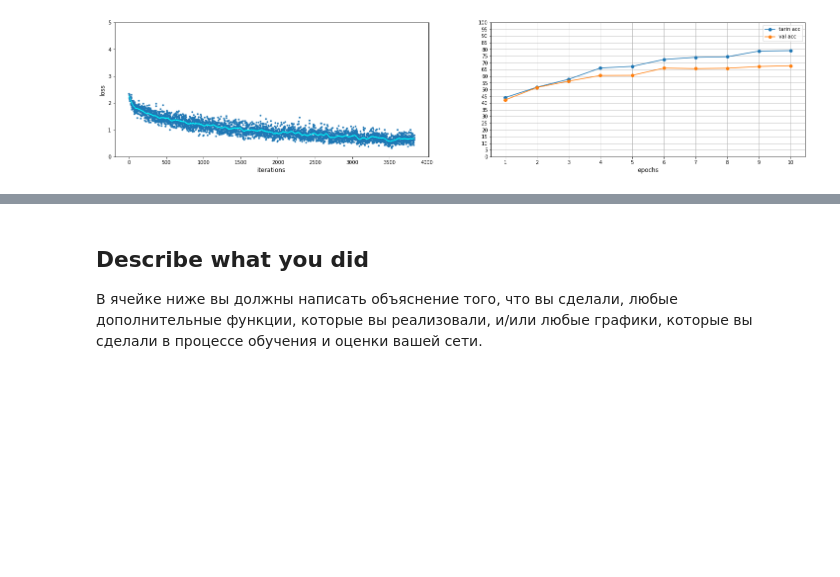
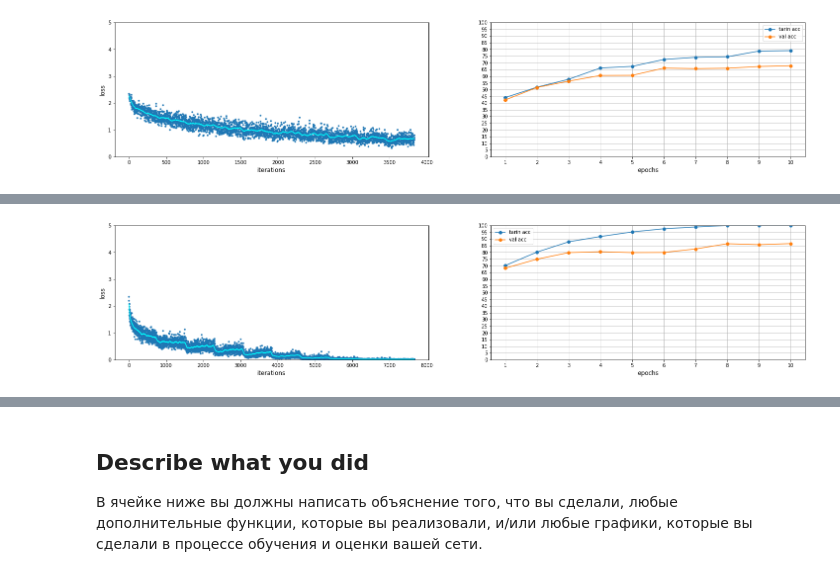
Before and after one commit to exp20/cs231n, a Jupyter notebook: assignment2/PyTorch.ipynb, the cells around one changed output, grey strips where cells are left out. Cells and saved outputs as stored; diff of their text form; code cells hidden in the pictures; blank space fills up the shorter version.

Commit message:
assignment 2: PyTorch.ipynb

```diff
--- a/assignment2/PyTorch.ipynb
+++ b/assignment2/PyTorch.ipynb
@@ -1448,7 +1476,7 @@ my_loader_val = DataLoader(no_prenormalization_cifar10_val, batch_size=32,
 Files already downloaded and verified
 Files already downloaded and verified
 # %%
-models_info = random_search_loop(random_gridsearch_loader_train, my_loader_val, loader_check_train_acc,  num_iter = 35, train_epochs = 6)
+#models_info = random_search_loop(random_gridsearch_loader_train, my_loader_val, loader_check_train_acc,  num_iter = 35, train_epochs = 6)
 # %% [output]
 Start iteration: 1/35  ⏰: 08:06:29
 model arch: [conv-norm-relu]x6 -> [FC]x2 CONV_num_filt: [16, 256, 512, 512, 512, 512], FC: [2000, 1000], fc_downscale: 0.5, lr: 0.005477
@@ -1621,20 +1680,18 @@ def construct_full_conv_avg_pool_net(activation_func, input_size = [3,32,32], ou
 # %%
 def learning_rate_decay_function(epoch, initial_lr, total_epochs):
   '''
-    epoch - текущей номер эпохи (начиная с 0),
-    initial_lr - начальная скорость обучения,
-    total_epochs - количество эпох обучения.
+  Функция используемая в планировщике скорости обучения. Функция реализует линейное уменьшение скорости обучения: lr = lr0*(1 - epoch/T), lr0 - начальная скорость обучения, T - кол-во эпох обучения.
 
-    функция предназначена для линейного уменьшения скорости обучения:
-      lr = lr0*(1 - epoch/T),
-      где T - общее кол-во эпох,
+  Параметры:
+    epoch - текущей номер эпохи (начиная с 0);
+    initial_lr - начальная скорость обучения;
+    total_epochs - количество эпох обучения;
+
+  Возвращает:
+    число - скорость обучения для эпохи (epoch).
   '''
   return initial_lr*(1-epoch/total_epochs)
 
-'''
-scheduler = torch.optim.lr_scheduler.LambdaLR(optimizer, lr_lambda=lambda step: learning_rate_decay_function(step)/lr0)
-LambdaLR устанавливаент скорость обучения на каждом шагу как lr0 * lamda_func - lambda_func переданная функция
-'''
 initial_lr0 = 2.564e-05
 T = 10
 optimizer = optim.SGD(nn.Linear(10,100).parameters(), lr = 2.564e-05, weight_decay = 0.001 )
@@ -1987,0 +2146,12 @@ plot_model_history(full_conv_net_info[list(sorted_keys_full_conv_net_info)[0]][-
+# %%
+random_gridsearch_loader_train_3 = DataLoader(no_prenormalization_cifar10_train, batch_size=64,
+                          sampler=sampler.SubsetRandomSampler(range(int(NUM_TRAIN))))
+arch_type = 2
+N = 2
+M = 3
+num_conv_filters =  [64, 512]
+fc_downscale = 0.5
+fc_h_sizes = [int(1024*fc_downscale**(i)) for i in range(0,M) ]
+
+model_top3_arch2_params = [arch_type, N, M, num_conv_filters, fc_h_sizes, fc_downscale]
+random_search_info_1 = random_search_loop2(model_top3_arch2_params, random_gridsearch_loader_train_3, my_loader_val, loader_check_train_acc_2, num_iter = 15, train_epochs = 10)
@@ -1987,0 +2179,6 @@ plot_model_history(full_conv_net_info[list(sorted_keys_full_conv_net_info)[0]][-
+# %%
+random_search_1_sotred_keys = sorted(random_search_info_1, key = lambda k : k[1][0], reverse = True)
+i = 0
+for key in random_search_1_sotred_keys:
+  print(i, key,random_search_info_1[key][:-3])
+  i+=1
@@ -1987,0 +2201,6 @@ plot_model_history(full_conv_net_info[list(sorted_keys_full_conv_net_info)[0]][-
+# %%
+plot_model_history(random_search_info_1[list(random_search_1_sotred_keys)[0]][-3],
+                   random_search_info_1[list(random_search_1_sotred_keys)[0]][-2],
+                   random_search_info_1[list(random_search_1_sotred_keys)[0]][-1])
+# %% [output]
+[figure, added]
```
Also changed, not shown: parts of 42 cells of this notebook, 2 other files.
